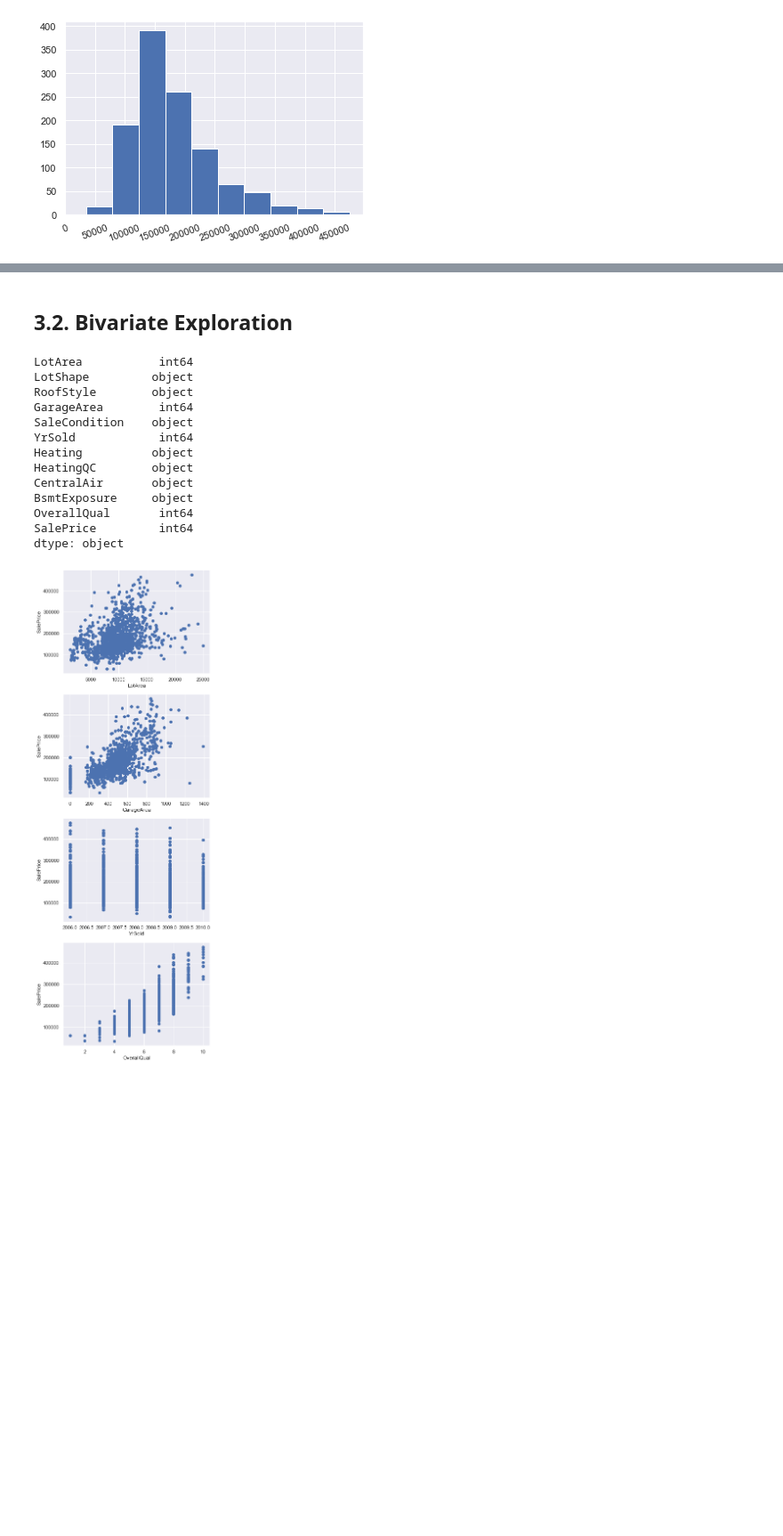
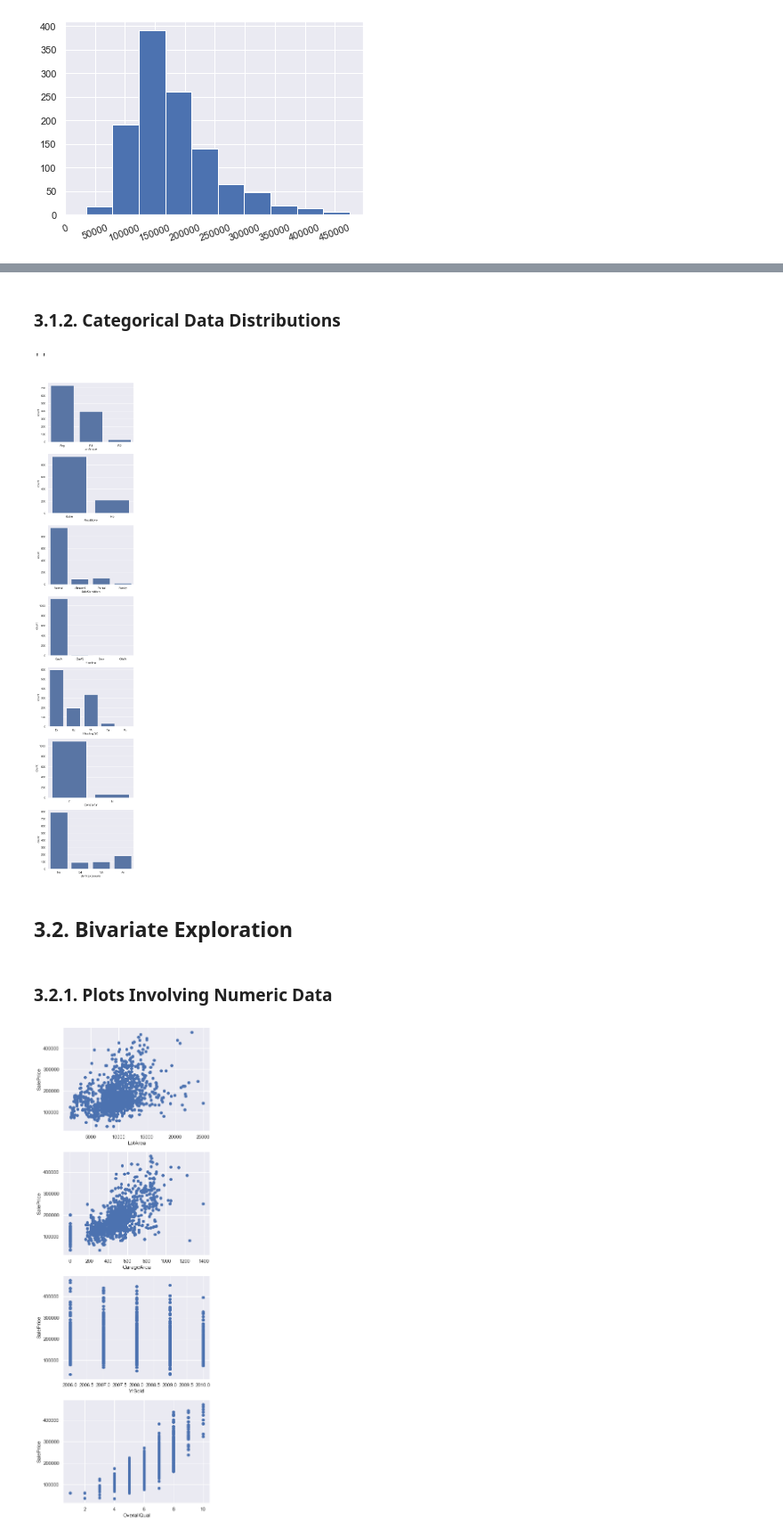
Before and after one commit to Moaaz-Mahmoud/Third-Year-Electrical-Testing-3A, a Jupyter notebook: class-3-data_analysis_and_ml/house-pricing/src.ipynb, the cells around one changed output, grey strips where cells are left out. Shown at 89% size. Drawn from its saved outputs; the diff is of its cells as text; code cells hidden in the pictures; blank space fills up the shorter version.

```diff
--- a/class-3-data_analysis_and_ml/house-pricing/src.ipynb
+++ b/class-3-data_analysis_and_ml/house-pricing/src.ipynb
@@ -386,21 +339,21 @@ sns.countplot(data=df, x='BsmtExposure', color=sns.color_palette()[0])
+# %% [markdown]
+### 3.1.2. Categorical Data Distributions
+# %%
+plt.figure(figsize=(6, 5*7))
+
+i = 1
+for col in categorical_columns:
+    plt.subplot(7, 1, i); i+=1
+    sns.countplot(data=df, x=col, color=sns.color_palette()[0])
+    plt.xlabel(col)
+;
+# %% [output]
+''
+[figure, added]
 # %% [markdown]
 ## 3.2. Bivariate Exploration
-# %%
-df.dtypes
-# %% [output]
-LotArea           int64
-LotShape         object
-RoofStyle        object
-GarageArea        int64
-SaleCondition    object
-YrSold            int64
-Heating          object
-HeatingQC        object
-CentralAir       object
-BsmtExposure     object
-OverallQual       int64
-SalePrice         int64
-dtype: object
+# %% [markdown]
+### 3.2.1. Plots Involving Numeric Data
 # %%
 plt.figure(figsize=(6, 20))
 i=1
```
Also changed, not shown: parts of 35 cells of this notebook.
